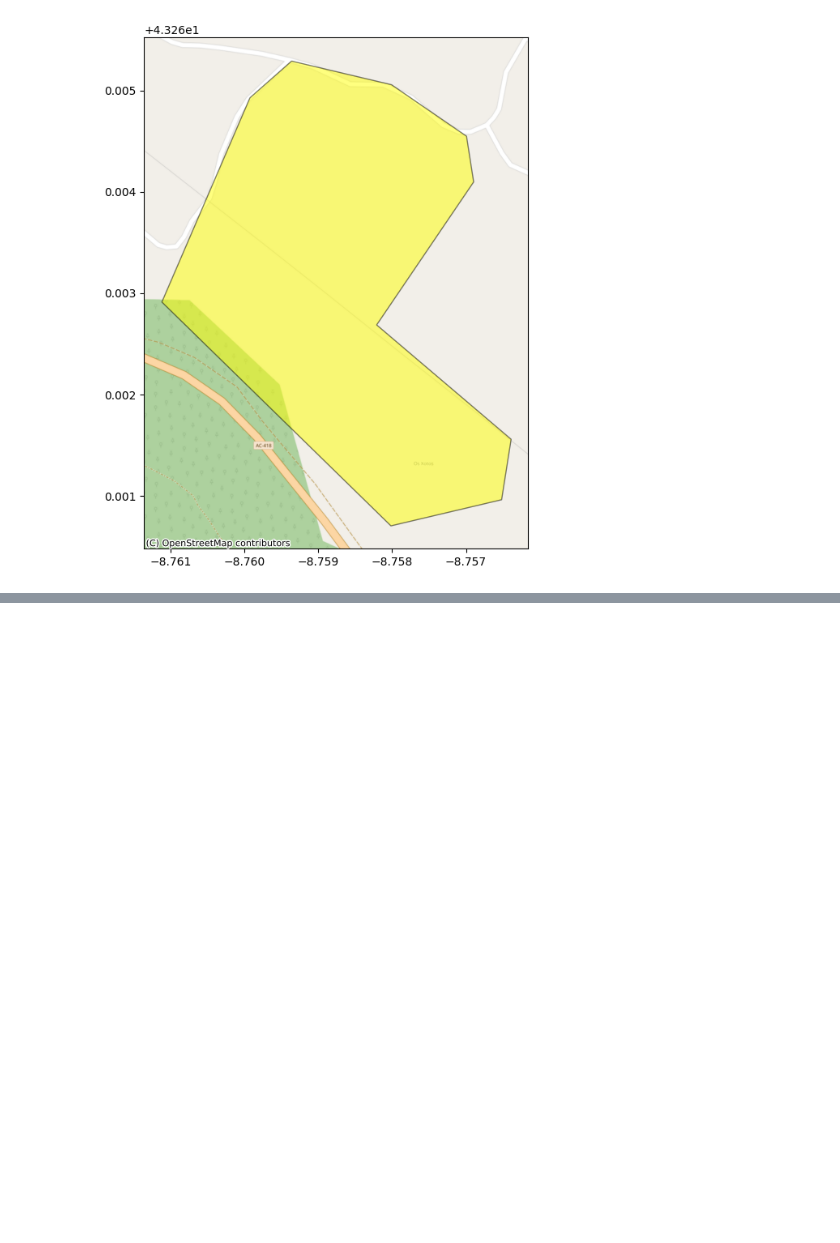
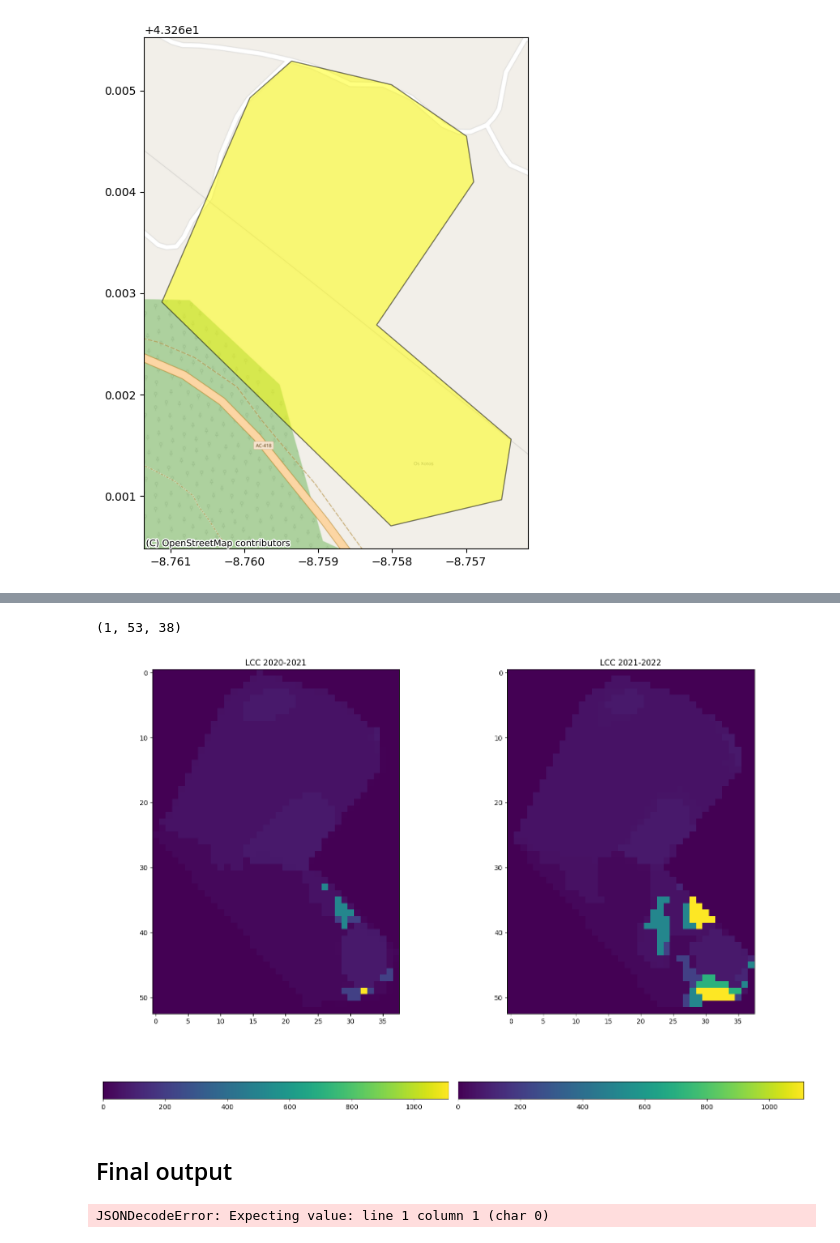
Before and after one commit to chrischank/Land-Cover-Change, a Jupyter notebook: notebooks/Part1_LCC.ipynb, the cells around one changed output, grey strips where cells are left out. Cells and saved outputs as stored; diff of their text form; code cells hidden in the pictures; blank space fills up the shorter version.

```diff
--- a/notebooks/Part1_LCC.ipynb
+++ b/notebooks/Part1_LCC.ipynb
@@ -114,0 +159,5 @@ for idx, img in enumerate(clip_rasterls):
+# %%
+# Check the resampled image
+lc_2020 = gdal.Open(f'{data_intermediate}/raster/Part_1/ResampSpain_2020_clipped.tif')
+lc_2020_meta = lc_2020.GetGeoTransform()
+print(gdal.Info(lc_2020))
@@ -114,0 +186,62 @@ for idx, img in enumerate(clip_rasterls):
+# %%
+with rio.open(f'{data_intermediate}/raster/Part_1/spain_2020_clipped.tif', 'r') as src:
+    lc_2020 = src.read()
+# %%
+lc_2020_pad = np.pad(
+    lc_2020,
+    pad_width=(
+        (0, 0),
+        (0, 1),
+        (0, 0),
+    ),
+    mode="constant",
+    constant_values=0,
+)
+
+print(lc_2020_pad.shape)
+# %% [output]
+(1, 53, 38)
+# %%
+# Change Detection
+# Replace lc_2020 with lc_2020_pad
+clip_rasterls[0] = lc_2020_pad
+
+# Cast np.ndararay as string
+str_rasterls = [raster.astype(str) for raster in clip_rasterls]
+
+LCC2020_2021 = np.char.add(str_rasterls[0], str_rasterls[1]).astype(np.float16)
+LCC2021_2022 = np.char.add(str_rasterls[1], str_rasterls[2]).astype(np.float16)
+
+fig, ax = plt.subplots(1, 2, figsize=(15, 10))
+
+LCCPlot_2020_2021 = ax[0].imshow(LCC2020_2021[0])
+ax[0].set_title('LCC 2020-2021')
+LCCPlot_2021_2022 = ax[1].imshow(LCC2021_2022[0])
+ax[1].set_title('LCC 2021-2022')
+
+cbar = fig.colorbar(LCCPlot_2020_2021, ax=ax[0], orientation='horizontal', fraction=0.09)
+cbar = fig.colorbar(LCCPlot_2021_2022, ax=ax[1], orientation='horizontal', fraction=0.09)
+plt.tight_layout()
+plt.show()
+# %% [output]
+[figure, added]
+# %% [markdown]
+## Final output
+# %%
+# Collect all the Land Cover and LCC change into a dataframe
+
+result_df = pd.DataFrame({
+    'Land Cover 2020': pd.Series(clip_rasterls[0].flatten()).value_counts(),
+    'Land Cover 2021': pd.Series(clip_rasterls[1].flatten()).value_counts(),
+    'Land Cover 2022': pd.Series(clip_rasterls[2].flatten()).value_counts(),
+    'LCC 2020-2021': pd.Series(LCC2020_2021.flatten()).value_counts(),
+    'LCC 2021-2022': pd.Series(LCC2021_2022.flatten()).value_counts()})
+
+result_df = result_df.reset_index().rename(columns={'index': 'LCC'})
+with open(f'{data_raw}/vector/LC_classes.json', encoding='utf-8-sig') as f:
+    class_dict = json.load(f)
+result_df['cover_class'] = result_df['LCC'].map(class_dict)
+
+result_df
+# %% [output]
+JSONDecodeError: Expecting value: line 1 column 1 (char 0)
```
Also changed, not shown: parts of 9 cells of this notebook.
